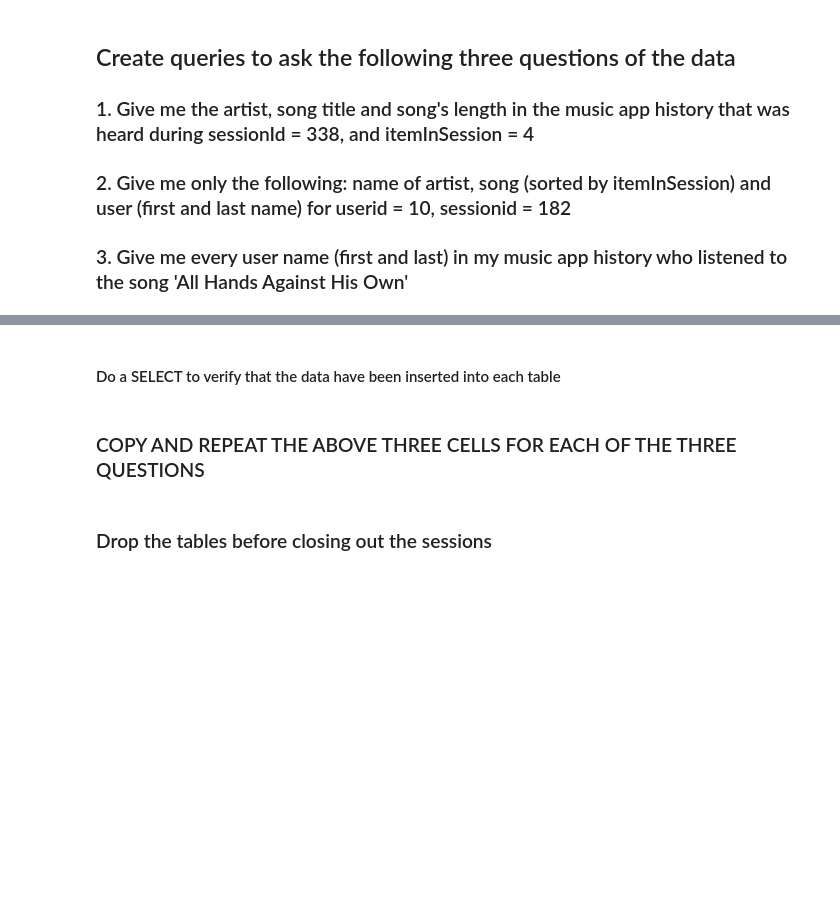
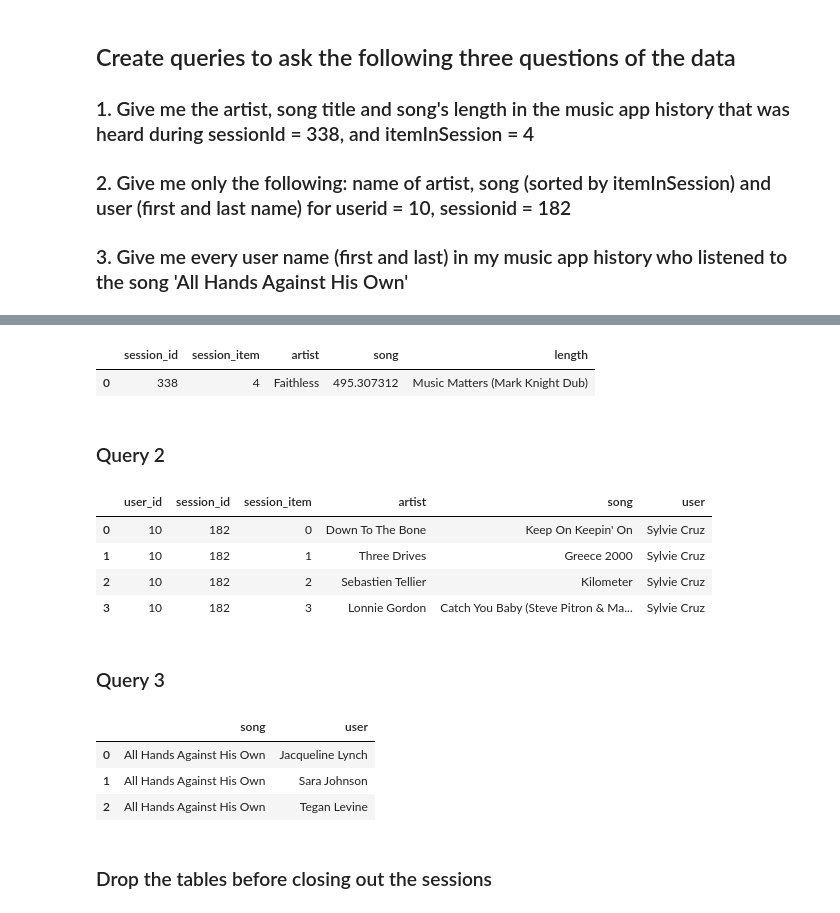
Before and after one commit to brfulu/cassandra-data-modeling, a Jupyter notebook: src/notebooks/Project_1B_ Project_Template.ipynb, the cells around one changed output, grey strips where cells are left out. Drawn from its saved outputs; the diff is of its cells as text; code cells hidden in the pictures; blank space fills up the shorter version.

Commit message:
Added data modeling queries

```diff
--- a/src/notebooks/Project_1B_ Project_Template.ipynb
+++ b/src/notebooks/Project_1B_ Project_Template.ipynb
@@ -146,2 +161,0 @@ with open(file, encoding = 'utf8') as f:
-# %% [markdown]
-#### Do a SELECT to verify that the data have been inserted into each table
@@ -150,7 +162,57 @@ with open(file, encoding = 'utf8') as f:
-# %% [markdown]
-### COPY AND REPEAT THE ABOVE THREE CELLS FOR EACH OF THE THREE QUESTIONS
+# %%
+# Load data to first table
+for i, row in df.iterrows():
+    query  = "INSERT INTO table1 (session_id, session_item, artist, song, length)"
+    query += "VALUES(%s, %s, %s, %s, %s)"
+    session.execute(query, (row.sessionId, row.itemInSession, row.artist, row.song, row.length))
+# %%
+query = "SELECT * FROM table1 WHERE session_id=338 AND session_item=4"
+try:
+    rows = session.execute(query)
+except Exception as e:
+    print(e)
+
+data = list(map(lambda row: list(row), rows))
+pd.DataFrame(data, columns = ['session_id', 'session_item', 'artist', 'song', 'length'])
+# %% [output]
+|  | session_id | session_item | artist | song | length |
+| 0 | 338 | 4 | Faithless | 495.307312 | Music Matters (Mark Knight Dub) |
+# %% [markdown]
+### Query 2
 # %%
 ## TO-DO: Query 2: Give me only the following: name of artist, song (sorted by itemInSession) and user (first and last name)\
 ## for userid = 10, sessionid = 182
+
+query  =  "CREATE TABLE IF NOT EXISTS table2 "
+query += "(user_id INT, session_id INT, session_item INT, artist TEXT, song TEXT, user TEXT, \
+           PRIMARY KEY((user_id), session_id, session_item))"
+
+try:
+    session.execute(query)
+except Exception as e:
+    print(e)
+# %%
+# Load data to second table
+for i, row in df.iterrows():
+    query  = "INSERT INTO table2 (user_id, session_id, session_item, artist, song, user)"
+    query += "VALUES(%s, %s, %s, %s, %s, %s)"
+    session.execute(query, (row.userId, row.sessionId, row.itemInSession, row.artist, row.song, f'{row.firstName} {row.lastName}'))
+# %%
+query = "SELECT * FROM table2 WHERE user_id=10 AND session_id=182"
+try:
+    rows = session.execute(query)
+except Exception as e:
+    print(e)
+
+data = list(map(lambda row: list(row), rows))
+pd.DataFrame(data, columns = ['user_id', 'session_id', 'session_item', 'artist', 'song', 'user'])
+# %% [output]
+|  | user_id | session_id | session_item | artist | song | user |
+| 0 | 10 | 182 | 0 | Down To The Bone | Keep On Keepin' On | Sylvie Cruz |
+| 1 | 10 | 182 | 1 | Three Drives | Greece 2000 | Sylvie Cruz |
+| 2 | 10 | 182 | 2 | Sebastien Tellier | Kilometer | Sylvie Cruz |
+| 3 | 10 | 182 | 3 | Lonnie Gordon | Catch You Baby (Steve Pitron & Ma... | Sylvie Cruz |
+# %% [markdown]
+### Query 3
 # %%
 ## TO-DO: Query 3: Give me every user name (first and last) in my music app history who listened to the song 'All Hands Against His Own'
@@ -157,3 +233,17 @@ with open(file, encoding = 'utf8') as f:
+# %%
+query = "SELECT * FROM table4 WHERE song='All Hands Against His Own'"
+try:
+    rows = session.execute(query)
+except Exception as e:
+    print(e)
+
+data = list(map(lambda row: list(row), rows))
+pd.DataFrame(data, columns = ['song', 'user'])
+# %% [output]
+|  | song | user |
+| 0 | All Hands Against His Own | Jacqueline Lynch |
+| 1 | All Hands Against His Own | Sara Johnson |
+| 2 | All Hands Against His Own | Tegan Levine |
 # %% [markdown]
 ### Drop the tables before closing out the sessions
 # %%
```
Also changed, not shown: parts of 16 cells of this notebook, 2 other files.
